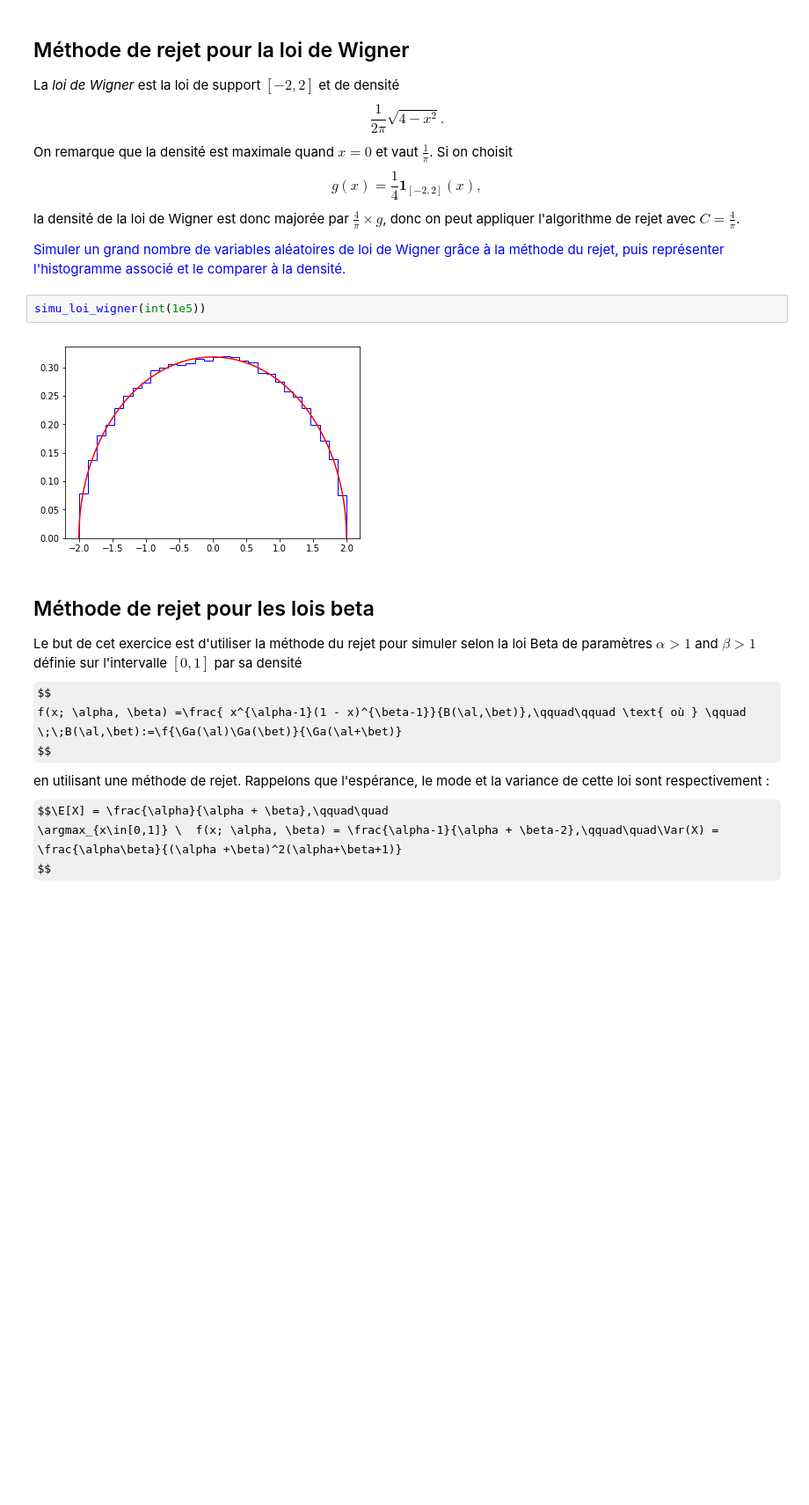
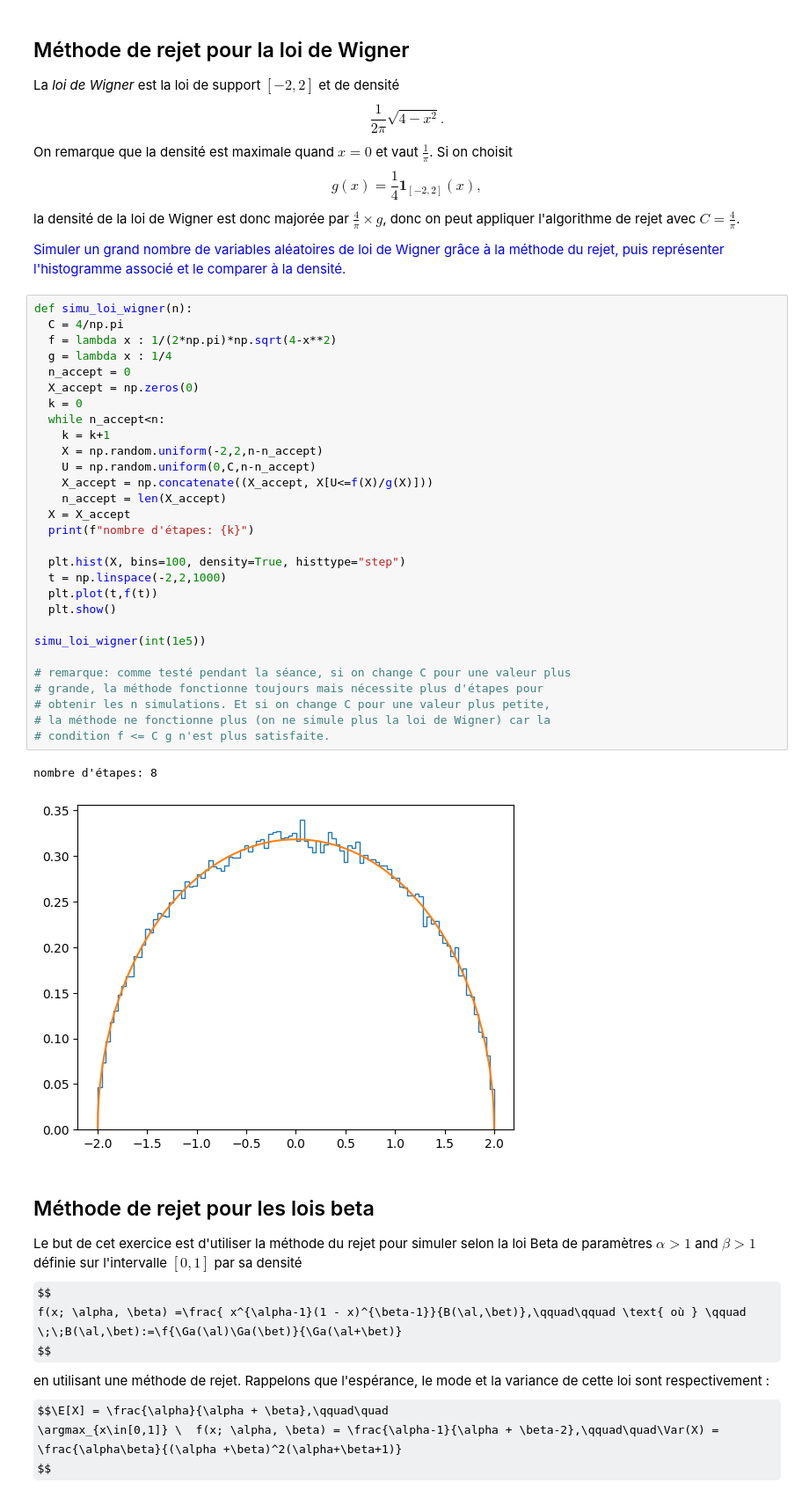
Before and after one commit to joanglaunes/algosto, a Jupyter notebook: python/TP_simulation_session.ipynb, the cells around one changed output. Shown at 88% size. Saved outputs shown, nothing was run; the diff lists cells and outputs as text; some formulas as TeX source; blank space fills up the shorter version.

```diff
--- a/python/TP_simulation_session.ipynb
+++ b/python/TP_simulation_session.ipynb
@@ -113,10 +143,38 @@ On remarque que la densité est maximale quand $x=0$ et vaut $\frac 1 {\pi}$. Si
 $$g(x) = \frac 1 4 \mathbf{1}_{[-2,2]}(x),$$ la densité de la loi de Wigner est donc majorée par $\frac{4}{\pi}\times g$, donc on peut appliquer l'algorithme de rejet avec $C = \frac{4}{\pi}$.
 
 <font color='blue'> Simuler un grand nombre de variables aléatoires de loi de Wigner grâce à la méthode du rejet, puis représenter l'histogramme associé et le comparer à la densité. </font>
-# %%
-simu_loi_wigner(int(1e5))
-# %% [output]
-[figure, removed]
+# %%
+def simu_loi_wigner(n):
+  C = 4/np.pi
+  f = lambda x : 1/(2*np.pi)*np.sqrt(4-x**2)
+  g = lambda x : 1/4
+  n_accept = 0
+  X_accept = np.zeros(0)
+  k = 0
+  while n_accept<n:
+    k = k+1
+    X = np.random.uniform(-2,2,n-n_accept)
+    U = np.random.uniform(0,C,n-n_accept)
+    X_accept = np.concatenate((X_accept, X[U<=f(X)/g(X)]))
+    n_accept = len(X_accept)
+  X = X_accept
+  print(f"nombre d'étapes: {k}")
+
+  plt.hist(X, bins=100, density=True, histtype="step")
+  t = np.linspace(-2,2,1000)
+  plt.plot(t,f(t))
+  plt.show()
+
+simu_loi_wigner(int(1e5))
+
+# remarque: comme testé pendant la séance, si on change C pour une valeur plus
+# grande, la méthode fonctionne toujours mais nécessite plus d'étapes pour
+# obtenir les n simulations. Et si on change C pour une valeur plus petite,
+# la méthode ne fonctionne plus (on ne simule plus la loi de Wigner) car la
+# condition f <= C g n'est plus satisfaite.
+# %% [output]
+nombre d'étapes: 8
+[figure, added]
 # %% [markdown]
 ## Méthode de rejet pour les lois beta
 
```
Also changed, not shown: parts of 4 cells of this notebook.
